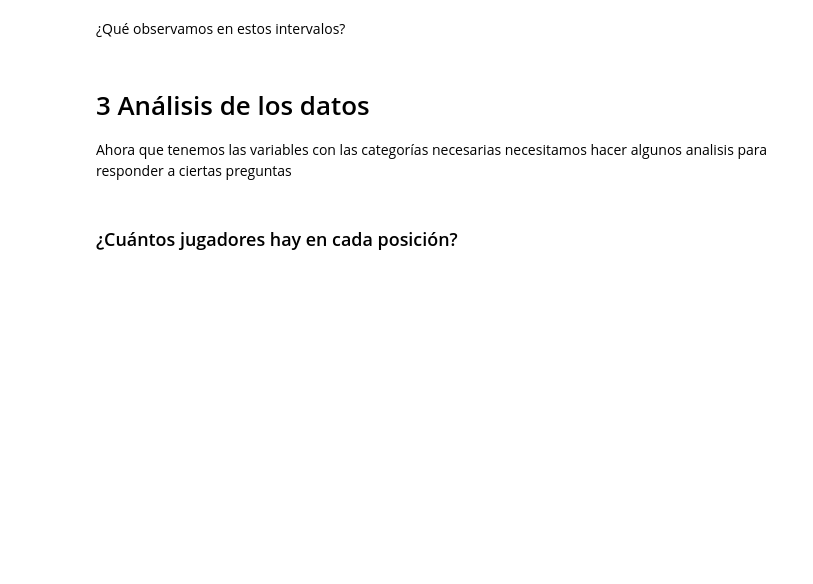
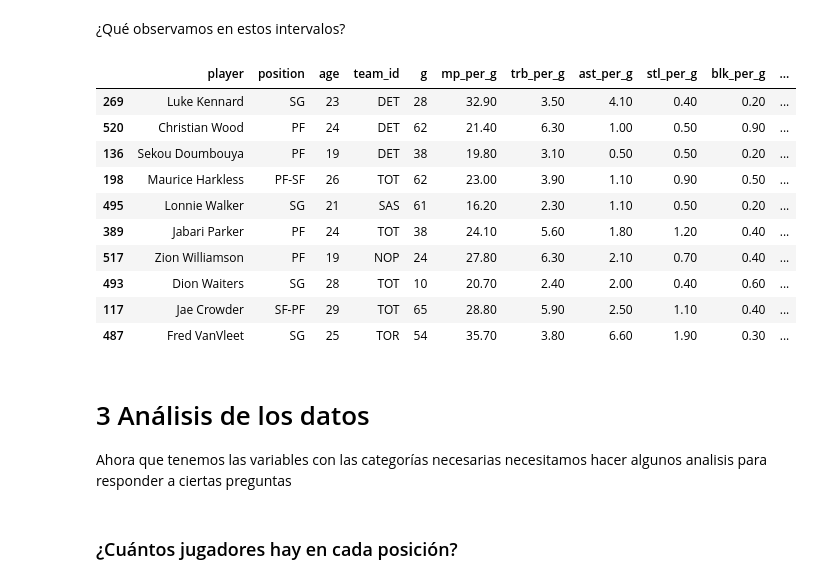
Before and after one commit to carlos1680/CPEDS, a Jupyter notebook: modulo3_DataWrangling/Clase 5 - Discretizacion de Variables/discretizacion_practica.ipynb, the cells around one changed output. Saved outputs shown, nothing was run; the diff lists cells and outputs as text; code cells hidden in the pictures; blank space fills up the shorter version.

```diff
--- a/modulo3_DataWrangling/Clase 5 - Discretizacion de Variables/discretizacion_practica.ipynb
+++ b/modulo3_DataWrangling/Clase 5 - Discretizacion de Variables/discretizacion_practica.ipynb
@@ -106,5 +197,18 @@ Hay que dividirlos en 3 grupos a intervalos regulares de partidos
 # %%
 # Observemos nuestros datos
+nba.sample(10)
+# %% [output]
+|  | player | position | age | team_id | g | mp_per_g | trb_per_g | ast_per_g | stl_per_g | blk_per_g | ... |
+| 269 | Luke Kennard | SG | 23 | DET | 28 | 32.90 | 3.50 | 4.10 | 0.40 | 0.20 | ... |
+| 520 | Christian Wood | PF | 24 | DET | 62 | 21.40 | 6.30 | 1.00 | 0.50 | 0.90 | ... |
+| 136 | Sekou Doumbouya | PF | 19 | DET | 38 | 19.80 | 3.10 | 0.50 | 0.50 | 0.20 | ... |
+| 198 | Maurice Harkless | PF-SF | 26 | TOT | 62 | 23.00 | 3.90 | 1.10 | 0.90 | 0.50 | ... |
+| 495 | Lonnie Walker | SG | 21 | SAS | 61 | 16.20 | 2.30 | 1.10 | 0.50 | 0.20 | ... |
+| 389 | Jabari Parker | PF | 24 | TOT | 38 | 24.10 | 5.60 | 1.80 | 1.20 | 0.40 | ... |
+| 517 | Zion Williamson | PF | 19 | NOP | 24 | 27.80 | 6.30 | 2.10 | 0.70 | 0.40 | ... |
+| 493 | Dion Waiters | SG | 28 | TOT | 10 | 20.70 | 2.40 | 2.00 | 0.40 | 0.60 | ... |
+| 117 | Jae Crowder | SF-PF | 29 | TOT | 65 | 28.80 | 5.90 | 2.50 | 1.10 | 0.40 | ... |
+| 487 | Fred VanVleet | SG | 25 | TOR | 54 | 35.70 | 3.80 | 6.60 | 1.90 | 0.30 | ... |
 # %% [markdown]
 # 3 Análisis de los datos
 
```
Also changed, not shown: parts of 23 cells of this notebook, 4 other files.
